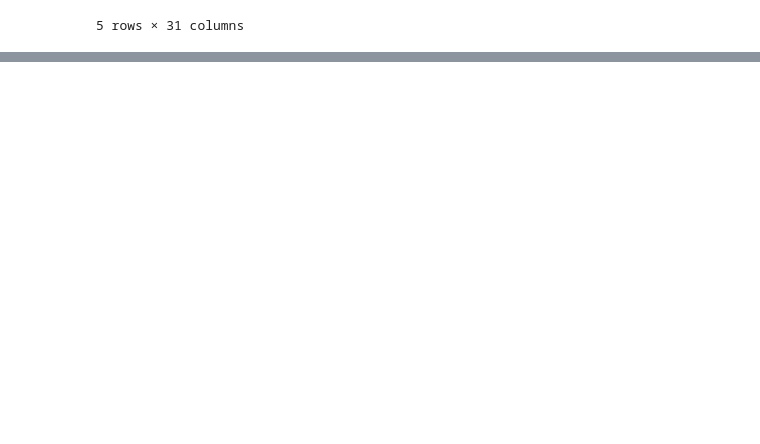
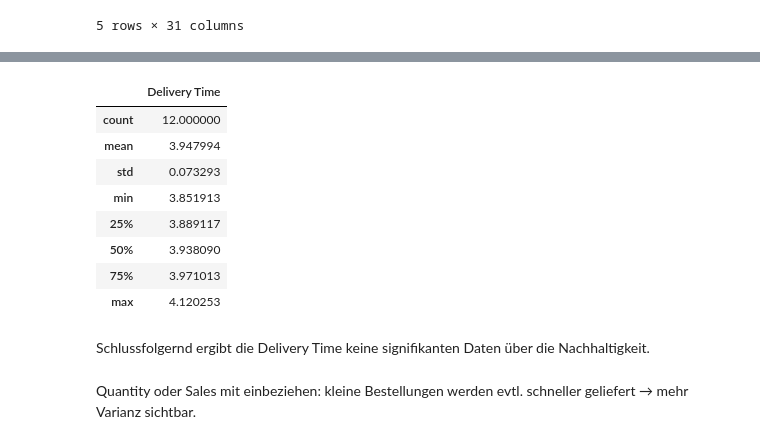
Before and after one commit to manipuppeteer/Data-Analysis-Project-DataCraft, a Jupyter notebook: Superstore.ipynb, the cells around one changed output, grey strips where cells are left out. Cells and saved outputs as stored; diff of their text form; code cells hidden in the pictures; blank space fills up the shorter version.

```diff
--- a/Superstore.ipynb
+++ b/Superstore.ipynb
@@ -153,0 +152,3 @@ superstore.head()
+# %%
+avg_delivery = superstore.groupby(["Region", "Category"])["Delivery Time"].mean().reset_index()
+avg_delivery
@@ -153,0 +169,16 @@ superstore.head()
+# %%
+avg_delivery.describe()
+# %% [output]
+|  | Delivery Time |
+| count | 12.000000 |
+| mean | 3.947994 |
+| std | 0.073293 |
+| min | 3.851913 |
+| 25% | 3.889117 |
+| 50% | 3.938090 |
+| 75% | 3.971013 |
+| max | 4.120253 |
+# %% [markdown]
+Schlussfolgernd ergibt die Delivery Time keine signifikanten Daten über die Nachhaltigkeit.
+# %% [markdown]
+Quantity oder Sales mit einbeziehen: kleine Bestellungen werden evtl. schneller geliefert → mehr Varianz sichtbar.
```
Also changed, not shown: parts of 13 cells of this notebook.
